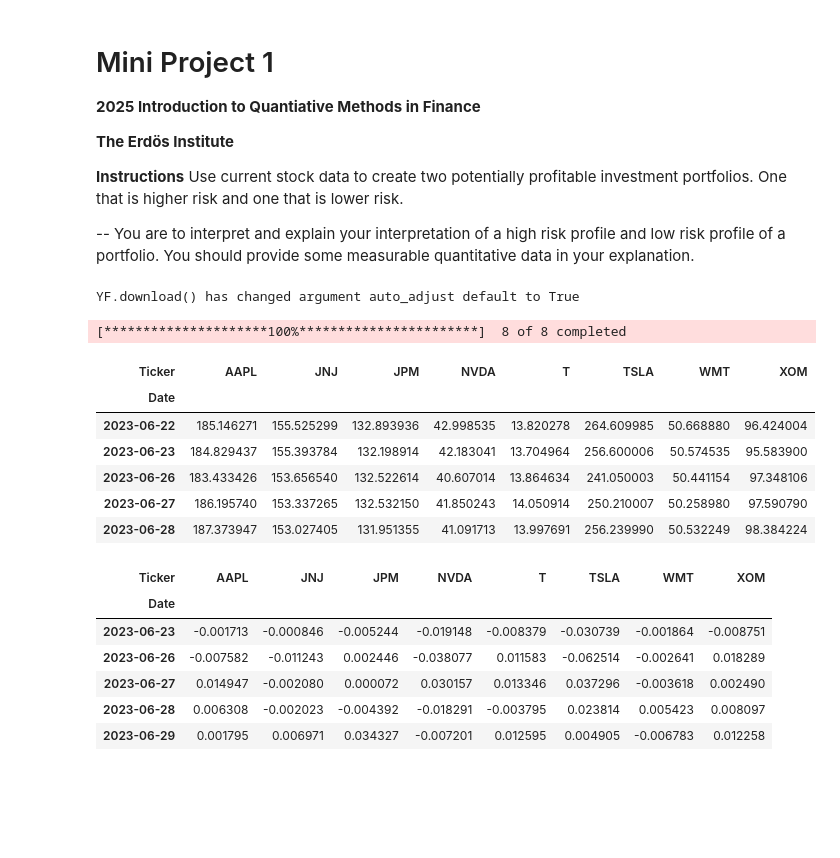
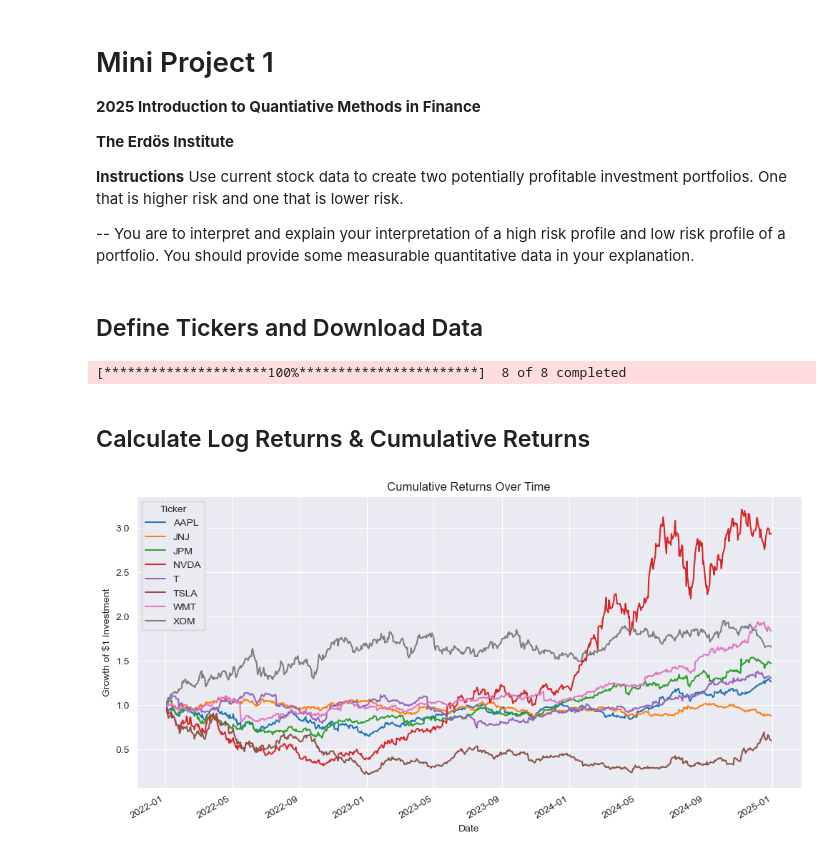
Before and after one commit to debanjan-cosmo/Quant_Finance_Erdos_Summer_2025, a Jupyter notebook: Mini_Projects/Mini Project 1.ipynb, the cells around one changed output. Saved outputs shown, nothing was run; the diff lists cells and outputs as text; code cells hidden in the pictures; blank space fills up the shorter version.

```diff
--- a/Mini_Projects/Mini Project 1.ipynb
+++ b/Mini_Projects/Mini Project 1.ipynb
@@ -21,33 +25,30 @@ sns.set_style('darkgrid')
+# %% [markdown]
+## Define Tickers and Download Data
 # %%
-# Choose stocks from different industries
+# Choose a diversified set of stocks from different industries
 tickers = ['AAPL', 'TSLA', 'JNJ', 'NVDA', 'JPM', 'WMT', 'XOM', 'T']
-#tickers = ['AAPL', 'MSFT', 'GOOG', 'TSLA', 'NVDA', 'JNJ', 'JPM', 'WMT', 'XOM', 'T']
 
-start_date = dt.datetime.today() - dt.timedelta(days=2*365)
-end_date = dt.datetime.today()
+# Define time period (last 2 years)
+start_date = dt.datetime(2022, 1, 1)
+end_date = dt.datetime(2024, 12, 31)
 
-# Download Adjusted Close prices
+# Download stock data (close prices)
 data = yf.download(tickers, start=start_date, end=end_date)['Close']
-data.head()
 # %% [output]
-YF.download() has changed argument auto_adjust default to True
+[*********************100%***********************]  8 of 8 completed
-[*********************100%***********************]  8 of 8 completed
-| Ticker | AAPL | JNJ | JPM | NVDA | T | TSLA | WMT | XOM |
-| Date |  |  |  |  |  |  |  |  |
-| 2023-06-22 | 185.146271 | 155.525299 | 132.893936 | 42.998535 | 13.820278 | 264.609985 | 50.668880 | 96.424004 |
-| 2023-06-23 | 184.829437 | 155.393784 | 132.198914 | 42.183041 | 13.704964 | 256.600006 | 50.574535 | 95.583900 |
-| 2023-06-26 | 183.433426 | 153.656540 | 132.522614 | 40.607014 | 13.864634 | 241.050003 | 50.441154 | 97.348106 |
-| 2023-06-27 | 186.195740 | 153.337265 | 132.532150 | 41.850243 | 14.050914 | 250.210007 | 50.258980 | 97.590790 |
-| 2023-06-28 | 187.373947 | 153.027405 | 131.951355 | 41.091713 | 13.997691 | 256.239990 | 50.532249 | 98.384224 |
+# %% [markdown]
+## Calculate Log Returns & Cumulative Returns
 # %%
-# Daily log returns
+# Calculate daily log returns
 returns = np.log(data / data.shift(1)).dropna()
-returns.head()
+
+# Compute cumulative returns for visualization
+cumulative_returns = (1 + returns).cumprod()
+
+# Plot cumulative returns
+cumulative_returns.plot(figsize=(12, 6))
+plt.title("Cumulative Returns Over Time")
+plt.ylabel("Growth of $1 Investment")
+plt.show()
 # %% [output]
-| Ticker | AAPL | JNJ | JPM | NVDA | T | TSLA | WMT | XOM |
-| Date |  |  |  |  |  |  |  |  |
-| 2023-06-23 | -0.001713 | -0.000846 | -0.005244 | -0.019148 | -0.008379 | -0.030739 | -0.001864 | -0.008751 |
-| 2023-06-26 | -0.007582 | -0.011243 | 0.002446 | -0.038077 | 0.011583 | -0.062514 | -0.002641 | 0.018289 |
-| 2023-06-27 | 0.014947 | -0.002080 | 0.000072 | 0.030157 | 0.013346 | 0.037296 | -0.003618 | 0.002490 |
-| 2023-06-28 | 0.006308 | -0.002023 | -0.004392 | -0.018291 | -0.003795 | 0.023814 | 0.005423 | 0.008097 |
-| 2023-06-29 | 0.001795 | 0.006971 | 0.034327 | -0.007201 | 0.012595 | 0.004905 | -0.006783 | 0.012258 |
+[figure, added]
```
Also changed, not shown: parts of 8 cells of this notebook, 19 other files.
